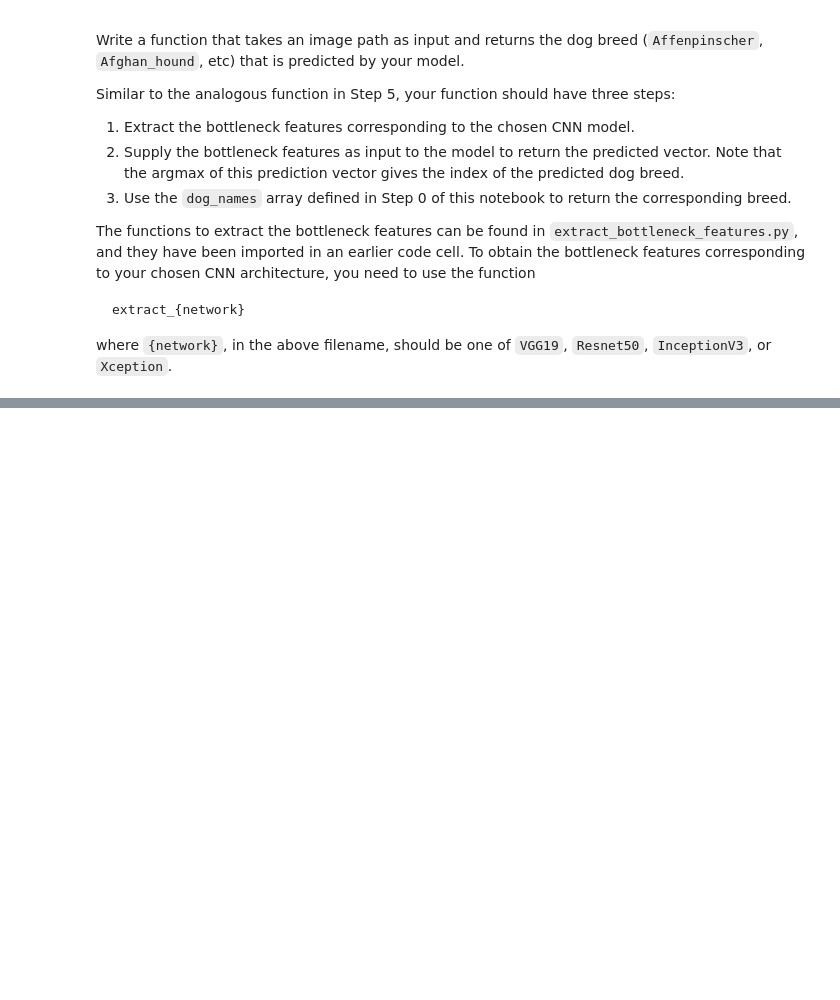
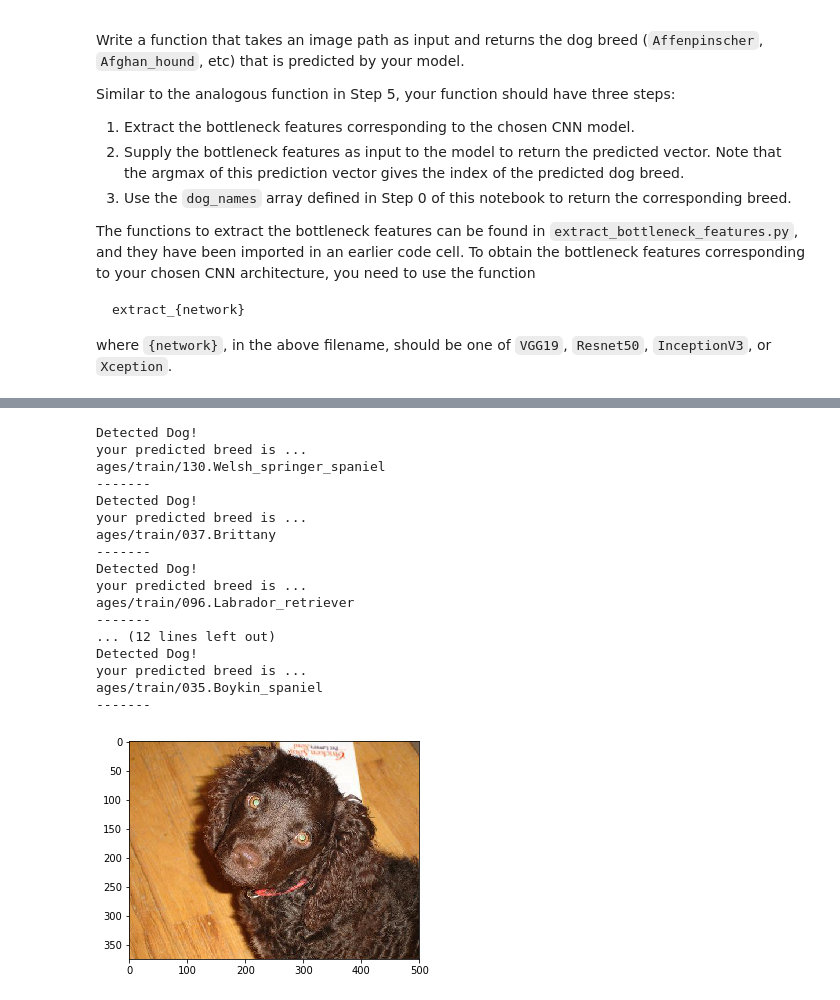
Before and after one commit to williswangy/CNN_DOG_IDENTIFIED_DETECTION, a Jupyter notebook: dog_app.ipynb, the cells around one changed output, grey strips where cells are left out. Drawn from its saved outputs; the diff is of its cells as text; code cells hidden in the pictures; blank space fills up the shorter version.

```diff
--- a/dog_app.ipynb
+++ b/dog_app.ipynb
@@ -558,0 +761,26 @@ __Answer:__
+# %%
+import glob
+
+for filepath in glob.iglob('images/*.jpg'):
+    show_img(filepath)
+    human_or_dog(filepath)
+    print("-------")
+# %% [output]
+Detected Dog!
+your predicted breed is ...
+ages/train/130.Welsh_springer_spaniel
+-------
+Detected Dog!
+your predicted breed is ...
+ages/train/037.Brittany
+-------
+Detected Dog!
+your predicted breed is ...
+ages/train/096.Labrador_retriever
+-------
+... (12 lines left out)
+Detected Dog!
+your predicted breed is ...
+ages/train/035.Boykin_spaniel
+-------
+[figure, added]
```
Also changed, not shown: parts of 32 cells of this notebook, 2 other files.
